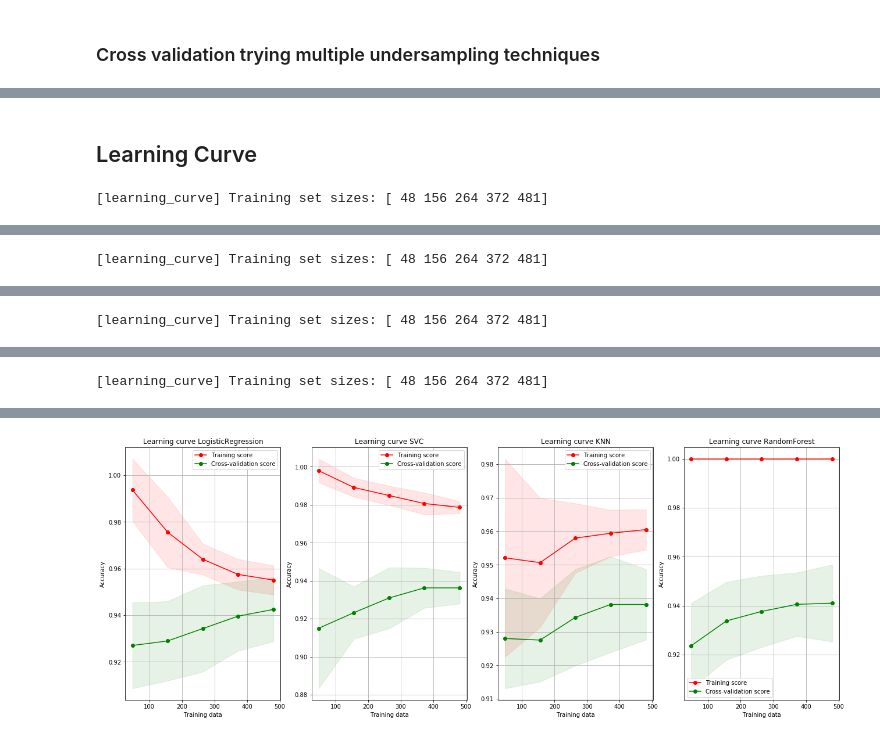
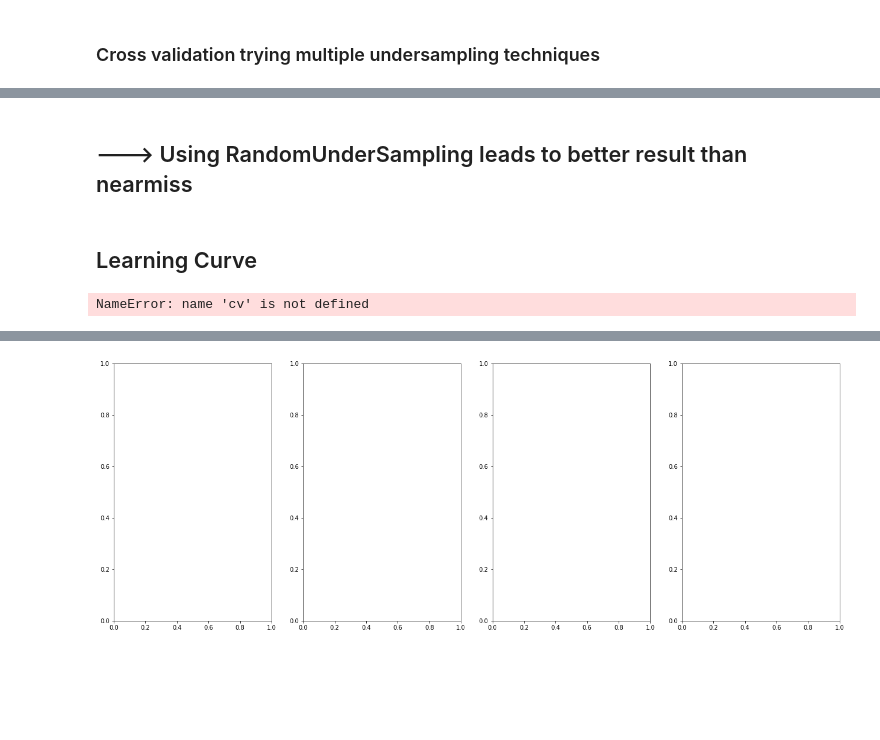
Before and after one commit to valentin-fngr/Fraud-Detection, a Jupyter notebook: Fraud Detection.ipynb, the cells around one changed output, grey strips where cells are left out. Drawn from its saved outputs; the diff is of its cells as text; code cells hidden in the pictures; blank space fills up the shorter version.

```diff
--- a/Fraud Detection.ipynb
+++ b/Fraud Detection.ipynb
@@ -631,3 +613,5 @@ e2
+# %% [markdown]
+## ---> Using RandomUnderSampling leads to better result than nearmiss
 # %% [markdown]
 ## Learning Curve
 # %%
@@ -641,7 +625,6 @@ def plot_learning_curve(estimator, estimator_name, title, X, y, axes=None, ylim=
     try :
         with open(filename) as f:
             print(f"You have already got the learning curve for {estimator_name}")
-            return
     except IOError:
         train_sizes, train_scores, test_scores, fit_times, _ = \
             learning_curve(estimator, X, y, cv=cv, n_jobs=n_jobs,
@@ -684,7 +667,7 @@ def plot_learning_curve(estimator, estimator_name, title, X, y, axes=None, ylim=
         axes[index].set_ylabel("Accuracy")
         return plt
 # %%
-cv = ShuffleSplit(n_splits=10, test_size=0.3, random_state=42)
+# cv = ShuffleSplit(n_splits=10, test_size=0.3, random_state=42)
 
 f, ax = plt.subplots(1, len(best_estimators), figsize=(22,8))
 for i,clf in enumerate(best_estimators):
@@ -693,4 +676,4 @@ for i,clf in enumerate(best_estimators):
     plot_learning_curve(estimator, clf, title, X_under_train, y_under_train, axes=ax, ylim=(0.7, 1.01),
                         cv=cv, n_jobs=5, index=i)
 # %% [output]
-[learning_curve] Training set sizes: [ 48 156 264 372 481]
+NameError: name 'cv' is not defined
@@ -714 +679,0 @@ for i,clf in enumerate(best_estimators):
-[learning_curve] Training set sizes: [ 48 156 264 372 481]
@@ -722 +679,0 @@ for i,clf in enumerate(best_estimators):
-[learning_curve] Training set sizes: [ 48 156 264 372 481]
@@ -730 +679,0 @@ for i,clf in enumerate(best_estimators):
-[learning_curve] Training set sizes: [ 48 156 264 372 481]
@@ -740 +680 @@ for i,clf in enumerate(best_estimators):
-[figure, old version]
+[figure, new version]
```
Also changed, not shown: parts of 14 cells of this notebook, 7 other files.
